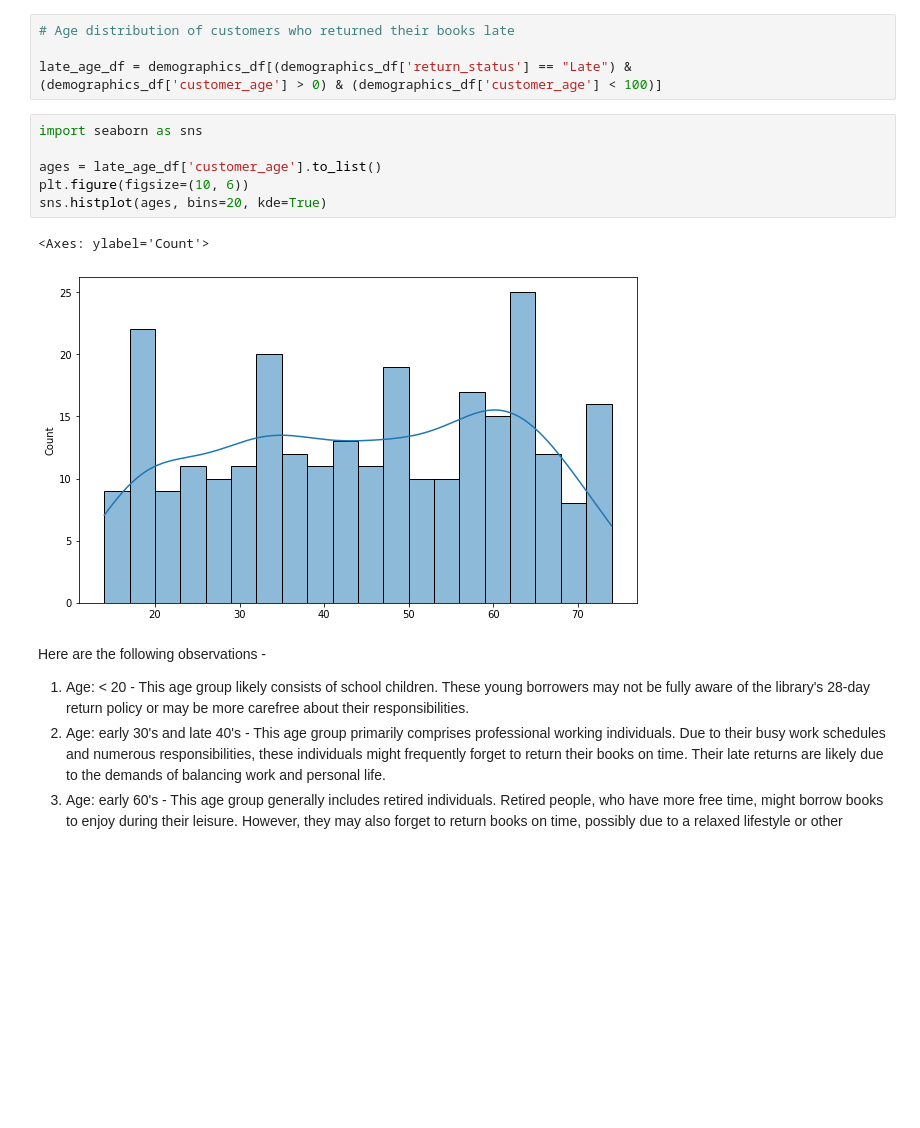
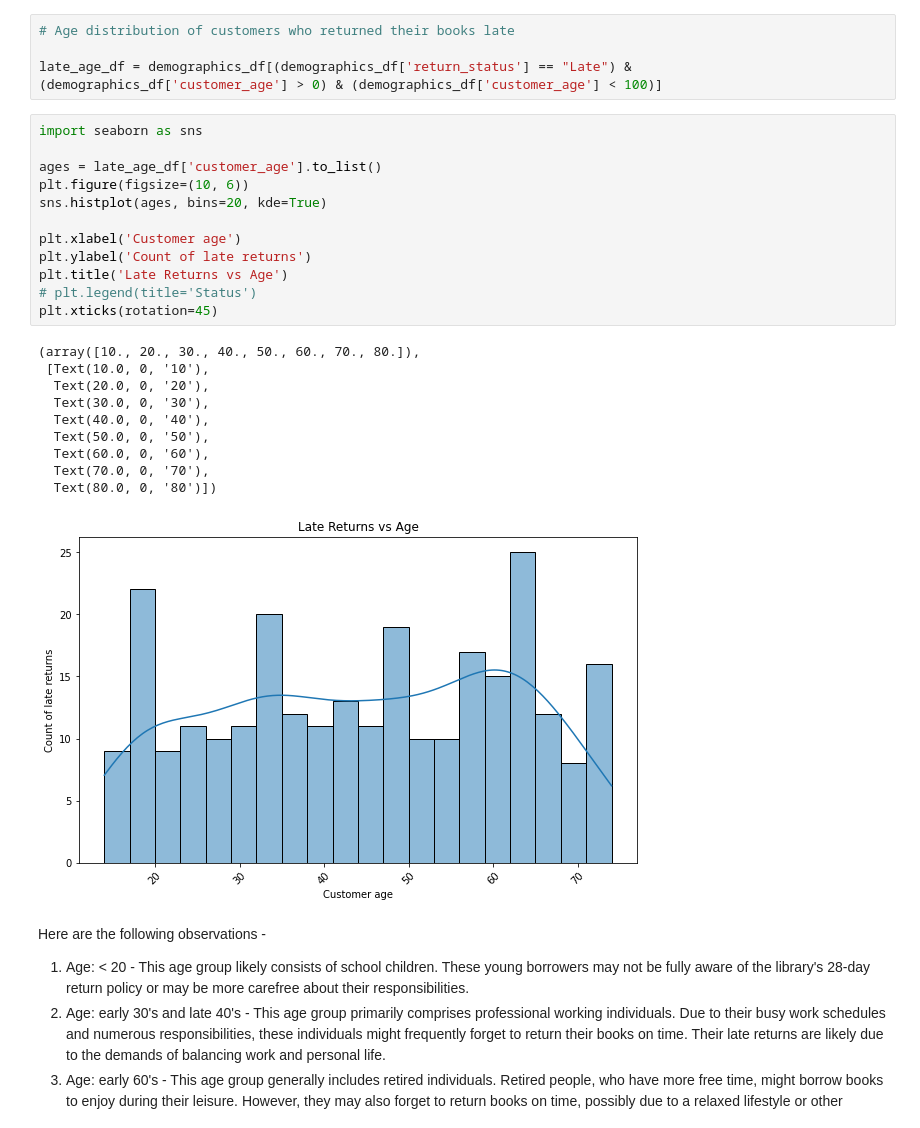
Before and after one commit to Akshat2395/billups_ds_challenge, a Jupyter notebook: mission_impossible.ipynb, the cells around one changed output. Drawn from its saved outputs; the diff is of its cells as text; blank space fills up the shorter version.

```diff
--- a/mission_impossible.ipynb
+++ b/mission_impossible.ipynb
@@ -689,12 +690,26 @@ late_age_df = demographics_df[(demographics_df['return_status'] == "Late") & (de
 # %%
 import seaborn as sns
 
 ages = late_age_df['customer_age'].to_list()
 plt.figure(figsize=(10, 6))
 sns.histplot(ages, bins=20, kde=True)
+
+plt.xlabel('Customer age')
+plt.ylabel('Count of late returns')
+plt.title('Late Returns vs Age')
+# plt.legend(title='Status')
+plt.xticks(rotation=45)
 # %% [output]
-<Axes: ylabel='Count'>
+(array([10., 20., 30., 40., 50., 60., 70., 80.]),
+ [Text(10.0, 0, '10'),
+  Text(20.0, 0, '20'),
+  Text(30.0, 0, '30'),
+  Text(40.0, 0, '40'),
+  Text(50.0, 0, '50'),
+  Text(60.0, 0, '60'),
+  Text(70.0, 0, '70'),
+  Text(80.0, 0, '80')])
-[figure, old version]
+[figure, new version]
 # %% [markdown]
 Here are the following observations -
 1. Age: < 20 - This age group likely consists of school children. These young borrowers may not be fully aware of the library's 28-day return policy or may be more carefree about their responsibilities.
```
Also changed, not shown: parts of 1 cell of this notebook.
